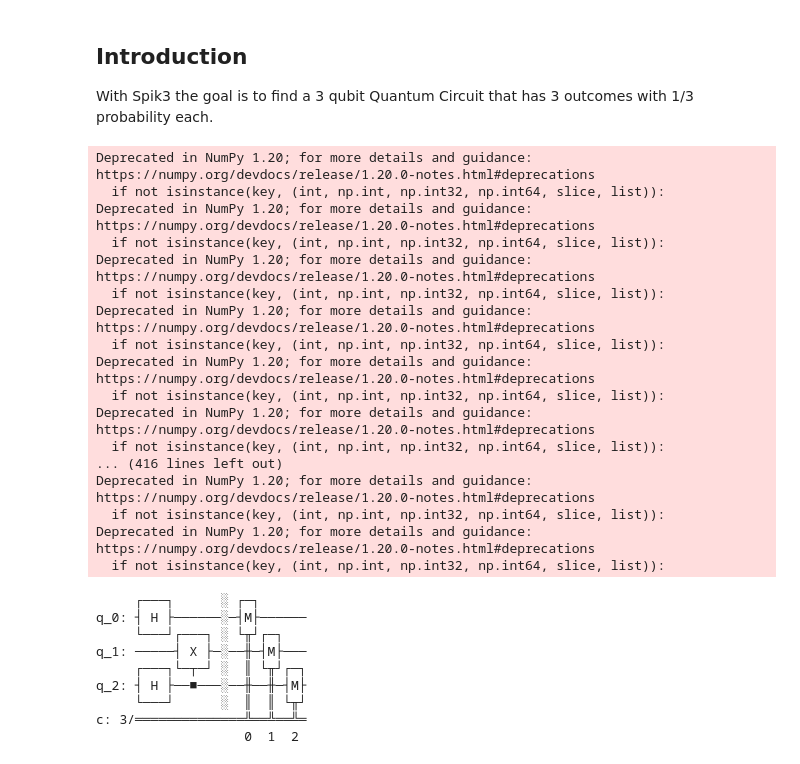
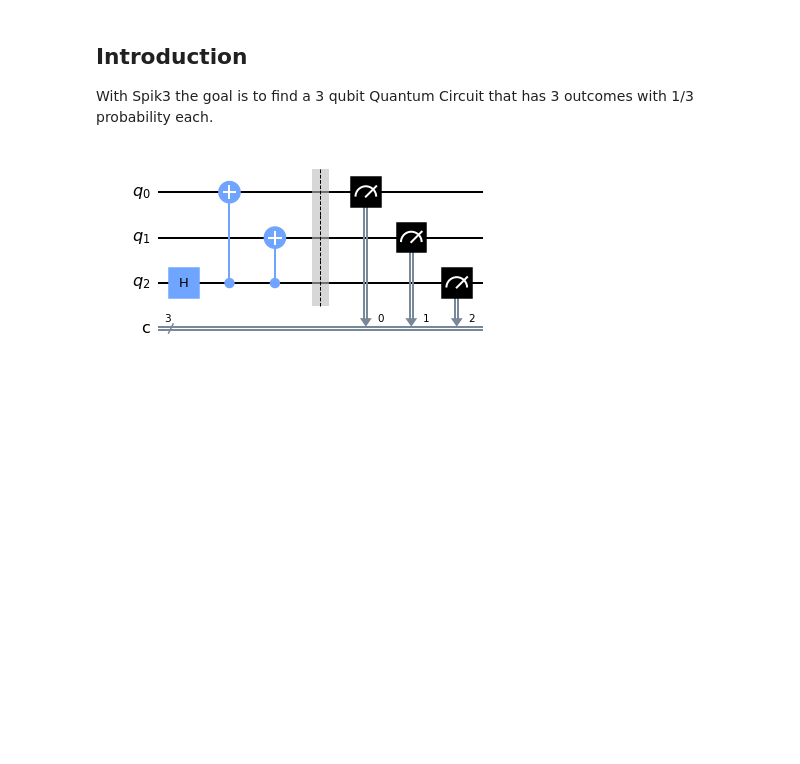
Before and after one commit to 708-145/qiskit-zone, a Jupyter notebook: playground/spik3.ipynb, the cells around one changed output. Saved outputs shown, nothing was run; the diff lists cells and outputs as text; code cells hidden in the pictures; blank space fills up the shorter version.

```diff
--- a/playground/spik3.ipynb
+++ b/playground/spik3.ipynb
@@ -26,67 +8,43 @@ Deprecated in NumPy 1.20; for more details and guidance: https://numpy.org/devdo
 With Spik3 the goal is to find a 3 qubit Quantum Circuit that has 3 outcomes with 1/3 probability each.
 # %%
 # Create a Quantum Circuit acting on a quantum register of three qubits
+measure = QuantumCircuit(3,3)
 circ1 = QuantumCircuit(3,3)
 circ2 = QuantumCircuit(3,3)
 circ3 = QuantumCircuit(3,3)
 circ4 = QuantumCircuit(3,3)
 
 # spike1 solution
-circ1.barrier(range(3))
-circ1.measure(range(3),range(3))
+measure.barrier(range(3))
+measure.measure(range(3),range(3))
+circ1 = measure
 
 # spike2 solution
 circ2.h(0)
 #circ2.cx(2, 0)
 #circ2.cx(2, 1)
-circ2.barrier(range(3))
-circ2.measure(range(3),range(3))
+circ2 = circ2 + measure
+#circ2.barrier(range(3))
+#circ2.measure(range(3),range(3))
 
 # spike3 solution
 circ3.h(2)
 circ3.cx(2, 0)
 circ3.cx(2, 1)
-circ3.barrier(range(3))
-circ3.measure(range(3),range(3))
+circ3 = circ3 + measure
 
 # spike4 solution
 circ4.h(2)
 circ4.cx(2, 1)
 circ4.h(0)
-circ4.barrier(range(3))
-circ4.measure(range(3),range(3))
+circ4 = circ4 + measure
 
-circ1.draw()
-circ2.draw()
-circ3.draw()
-circ4.draw()
+#circ1.draw(output='mpl')
+#circ2.draw(output='mpl')
+circ3.draw(output='mpl')
+#circ4.draw(output='mpl')
 # %% [output]
-Deprecated in NumPy 1.20; for more details and guidance: https://numpy.org/devdocs/release/1.20.0-notes.html#deprecations
-  if not isinstance(key, (int, np.int, np.int32, np.int64, slice, list)):
-Deprecated in NumPy 1.20; for more details and guidance: https://numpy.org/devdocs/release/1.20.0-notes.html#deprecations
-  if not isinstance(key, (int, np.int, np.int32, np.int64, slice, list)):
-Deprecated in NumPy 1.20; for more details and guidance: https://numpy.org/devdocs/release/1.20.0-notes.html#deprecations
-  if not isinstance(key, (int, np.int, np.int32, np.int64, slice, list)):
-Deprecated in NumPy 1.20; for more details and guidance: https://numpy.org/devdocs/release/1.20.0-notes.html#deprecations
-  if not isinstance(key, (int, np.int, np.int32, np.int64, slice, list)):
-Deprecated in NumPy 1.20; for more details and guidance: https://numpy.org/devdocs/release/1.20.0-notes.html#deprecations
-  if not isinstance(key, (int, np.int, np.int32, np.int64, slice, list)):
-Deprecated in NumPy 1.20; for more details and guidance: https://numpy.org/devdocs/release/1.20.0-notes.html#deprecations
-  if not isinstance(key, (int, np.int, np.int32, np.int64, slice, list)):
-... (416 lines left out)
-Deprecated in NumPy 1.20; for more details and guidance: https://numpy.org/devdocs/release/1.20.0-notes.html#deprecations
-  if not isinstance(key, (int, np.int, np.int32, np.int64, slice, list)):
-Deprecated in NumPy 1.20; for more details and guidance: https://numpy.org/devdocs/release/1.20.0-notes.html#deprecations
-  if not isinstance(key, (int, np.int, np.int32, np.int64, slice, list)):
-     ┌───┐      ░ ┌─┐
-q_0: ┤ H ├──────░─┤M├──────
-     └───┘┌───┐ ░ └╥┘┌─┐
-q_1: ─────┤ X ├─░──╫─┤M├───
-     ┌───┐└─┬─┘ ░  ║ └╥┘┌─┐
-q_2: ┤ H ├──■───░──╫──╫─┤M├
-     └───┘      ░  ║  ║ └╥┘
-c: 3/══════════════╩══╩══╩═
-                   0  1  2
+[figure, added]
 # %%
 # Use Aer's qasm_simulator
 backend_sim = Aer.get_backend('qasm_simulator')
```
Also changed, not shown: parts of 2 cells of this notebook.
